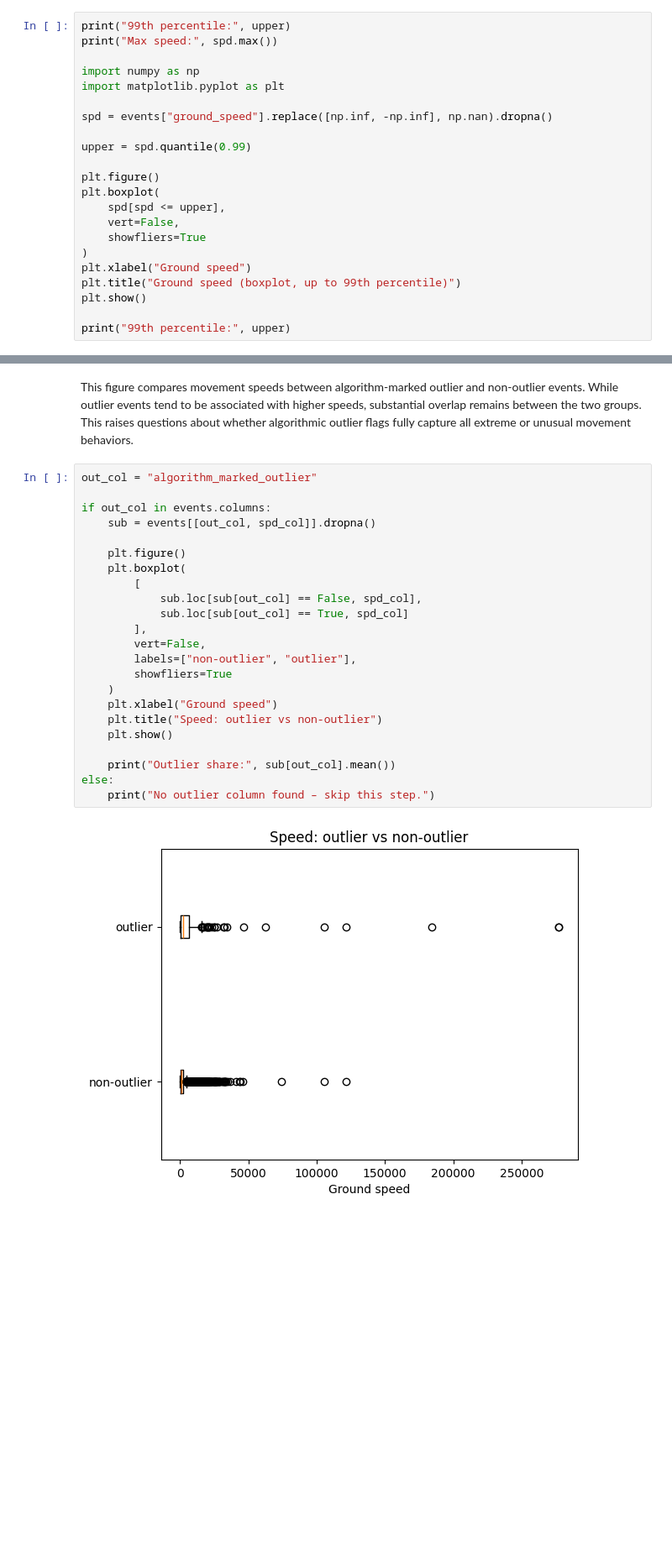
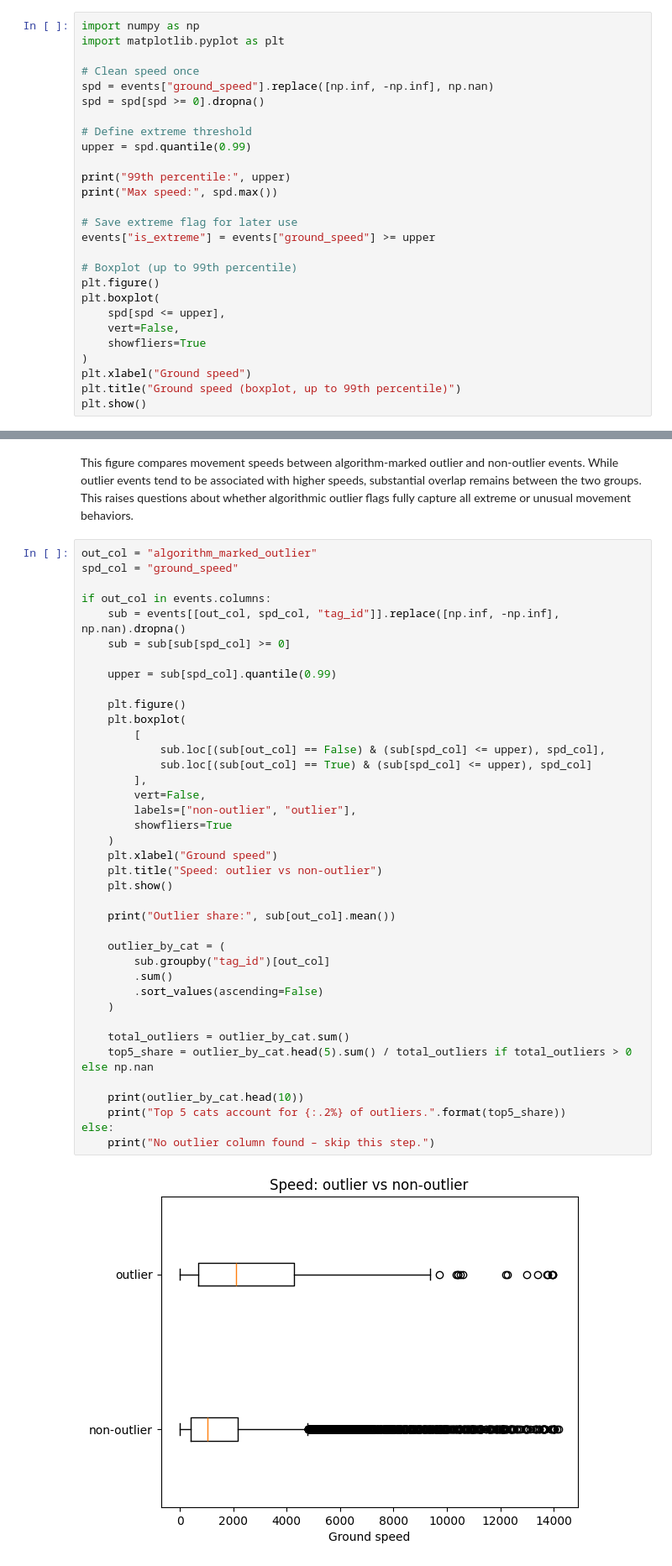
Before and after one commit to yinyue31/BA820-Team6-Project, a Jupyter notebook: BA820_Team6_EDA_Pet_Cats_UK.ipynb, the cells around one changed output, grey strips where cells are left out. Shown at 84% size. Saved outputs shown, nothing was run; the diff lists cells and outputs as text; blank space fills up the shorter version.

```diff
--- a/BA820_Team6_EDA_Pet_Cats_UK.ipynb
+++ b/BA820_Team6_EDA_Pet_Cats_UK.ipynb
@@ -97,16 +107,23 @@ This boxplot highlights the spread and extreme values of ground speed.
 The compression of the central distribution alongside numerous high-value outliers indicates that extreme events dominate the scale of the data.
 This observation suggests that summary statistics such as the mean may be insufficient to characterize movement behavior.
 # %%
+import numpy as np
+import matplotlib.pyplot as plt
+
+# Clean speed once
+spd = events["ground_speed"].replace([np.inf, -np.inf], np.nan)
+spd = spd[spd >= 0].dropna()
+
+# Define extreme threshold
+upper = spd.quantile(0.99)
+
 print("99th percentile:", upper)
 print("Max speed:", spd.max())
 
-import numpy as np
-import matplotlib.pyplot as plt
+# Save extreme flag for later use
+events["is_extreme"] = events["ground_speed"] >= upper
 
-spd = events["ground_speed"].replace([np.inf, -np.inf], np.nan).dropna()
-
-upper = spd.quantile(0.99)
-
+# Boxplot (up to 99th percentile)
 plt.figure()
 plt.boxplot(
     spd[spd <= upper],
@@ -116,8 +133,6 @@ plt.boxplot(
 plt.xlabel("Ground speed")
 plt.title("Ground speed (boxplot, up to 99th percentile)")
 plt.show()
-
-print("99th percentile:", upper)
 # %% [output]
 99th percentile: 14214.960000000021
 Max speed: 277092
@@ -179,27 +220,43 @@ While outlier events tend to be associated with higher speeds, substantial overl
 This raises questions about whether algorithmic outlier flags fully capture all extreme or unusual movement behaviors.
 # %%
 out_col = "algorithm_marked_outlier"
+spd_col = "ground_speed"
 
 if out_col in events.columns:
-    sub = events[[out_col, spd_col]].dropna()
+    sub = events[[out_col, spd_col, "tag_id"]].replace([np.inf, -np.inf], np.nan).dropna()
+    sub = sub[sub[spd_col] >= 0]
+
+    upper = sub[spd_col].quantile(0.99)
 
     plt.figure()
     plt.boxplot(
         [
-            sub.loc[sub[out_col] == False, spd_col],
-            sub.loc[sub[out_col] == True, spd_col]
+            sub.loc[(sub[out_col] == False) & (sub[spd_col] <= upper), spd_col],
+            sub.loc[(sub[out_col] == True) & (sub[spd_col] <= upper), spd_col]
         ],
         vert=False,
         labels=["non-outlier", "outlier"],
         showfliers=True
     )
     plt.xlabel("Ground speed")
     plt.title("Speed: outlier vs non-outlier")
     plt.show()
 
     print("Outlier share:", sub[out_col].mean())
+
+    outlier_by_cat = (
+        sub.groupby("tag_id")[out_col]
+        .sum()
+        .sort_values(ascending=False)
+    )
+
+    total_outliers = outlier_by_cat.sum()
+    top5_share = outlier_by_cat.head(5).sum() / total_outliers if total_outliers > 0 else np.nan
+
+    print(outlier_by_cat.head(10))
+    print("Top 5 cats account for {:.2%} of outliers.".format(top5_share))
 else:
     print("No outlier column found – skip this step.")
 # %% [output]
-[figure, old version]
+[figure, new version]
 Outlier share: 0.011583859456491902
```
Also changed, not shown: parts of 7 cells of this notebook.
